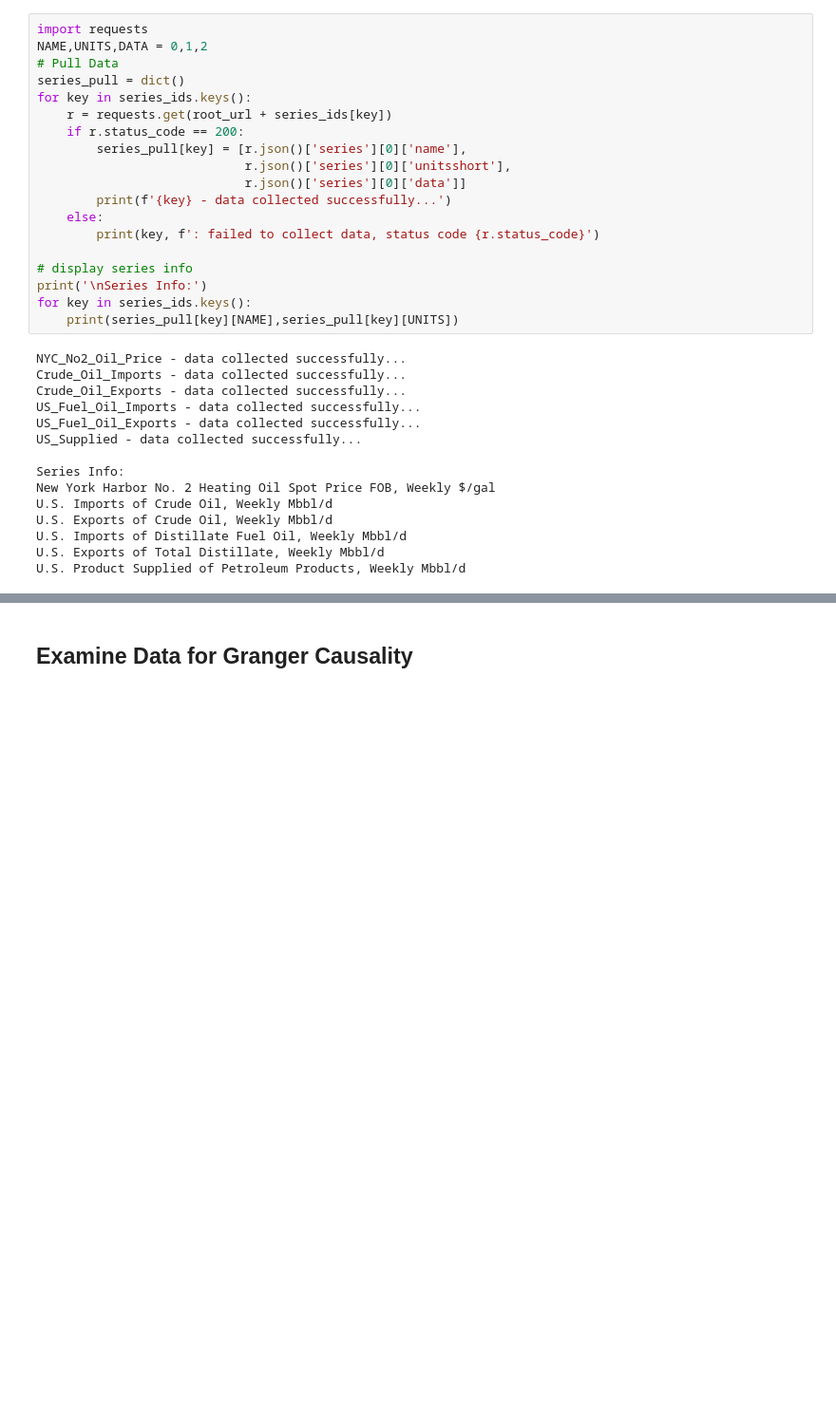
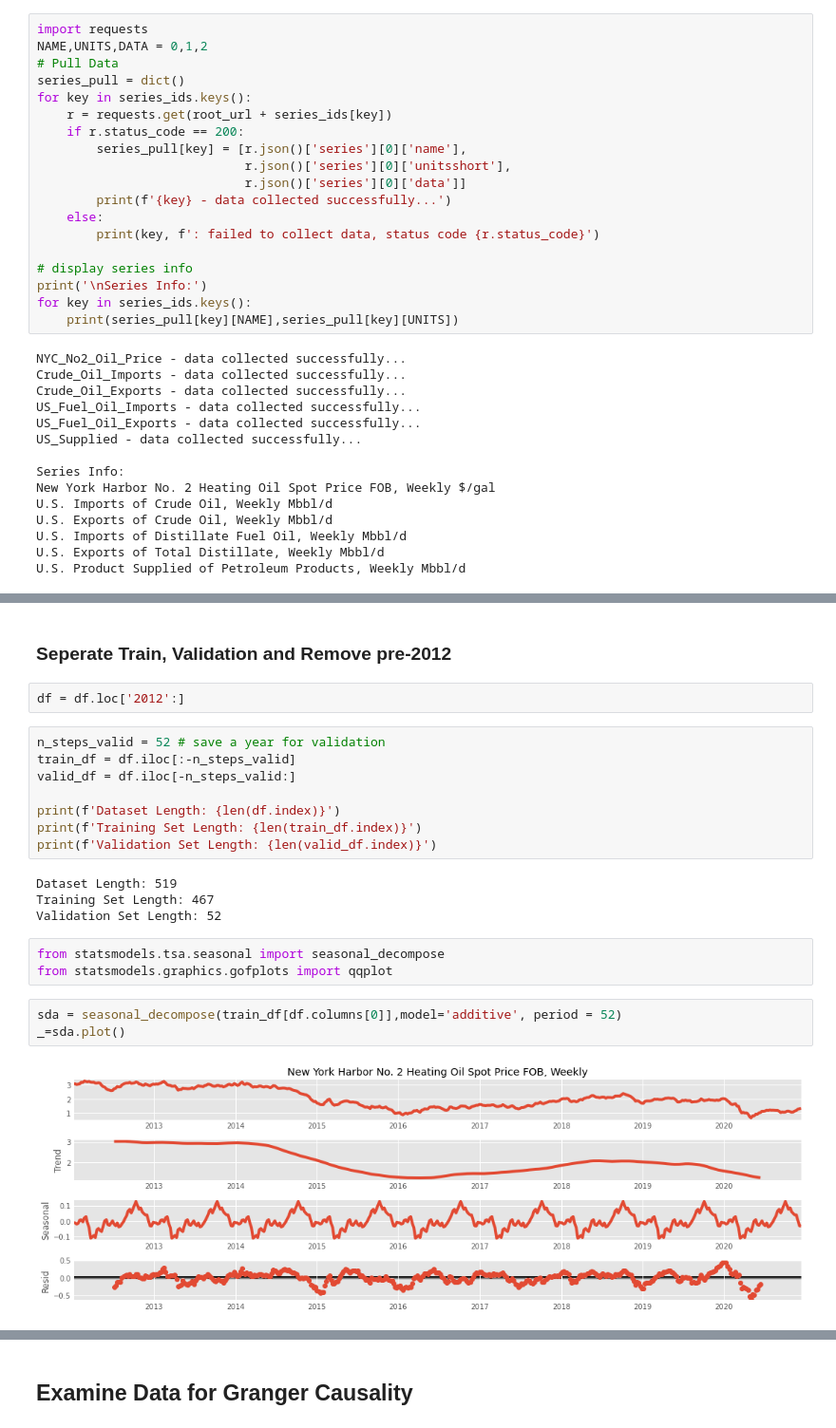
Before and after one commit to jgalloway42/NYC_No2_Diesel_Price_Forecast, a Jupyter notebook: NYC_No2_Diesel_Forecast.ipynb, the cells around one changed output, grey strips where cells are left out. Shown at 95% size. Cells and saved outputs as stored; diff of their text form; blank space fills up the shorter version.

Commit message:
more modeling

```diff
--- a/NYC_No2_Diesel_Forecast.ipynb
+++ b/NYC_No2_Diesel_Forecast.ipynb
@@ -250,0 +212,24 @@ _=df.plot(subplots = True,legend = True, figsize = (15,15))
+# %% [markdown]
+### Seperate Train, Validation and Remove pre-2012
+# %%
+df = df.loc['2012':]
+# %%
+n_steps_valid = 52 # save a year for validation
+train_df = df.iloc[:-n_steps_valid]
+valid_df = df.iloc[-n_steps_valid:]
+
+print(f'Dataset Length: {len(df.index)}')
+print(f'Training Set Length: {len(train_df.index)}')
+print(f'Validation Set Length: {len(valid_df.index)}')
+# %% [output]
+Dataset Length: 519
+Training Set Length: 467
+Validation Set Length: 52
+# %%
+from statsmodels.tsa.seasonal import seasonal_decompose
+from statsmodels.graphics.gofplots import qqplot
+# %%
+sda = seasonal_decompose(train_df[df.columns[0]],model='additive', period = 52)
+_=sda.plot()
+# %% [output]
+[figure, added]
```
Also changed, not shown: parts of 47 cells of this notebook.
